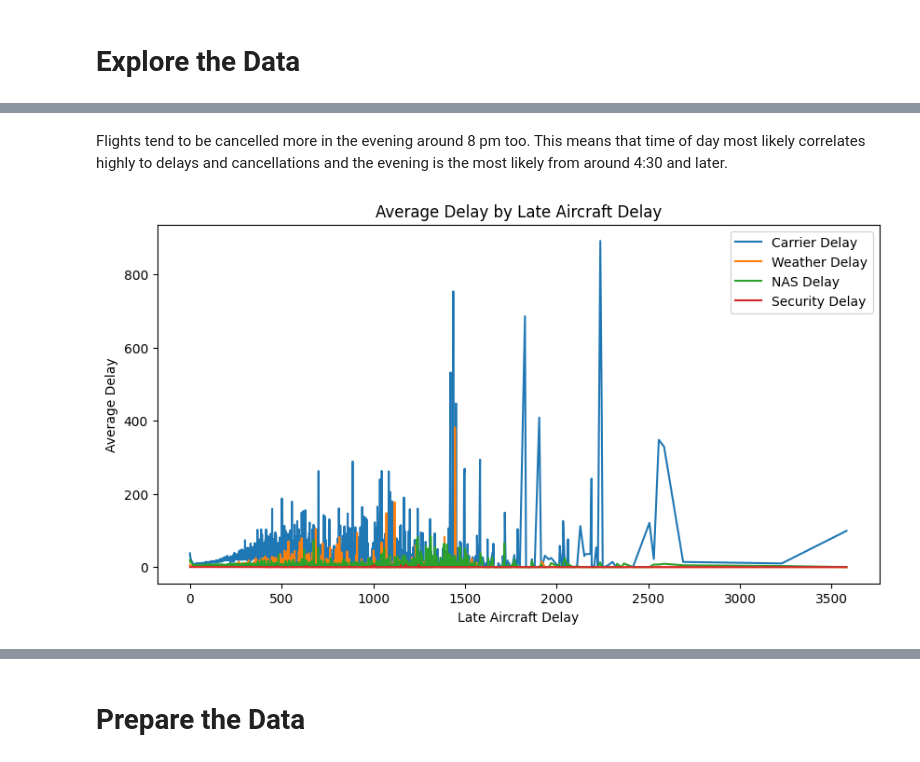
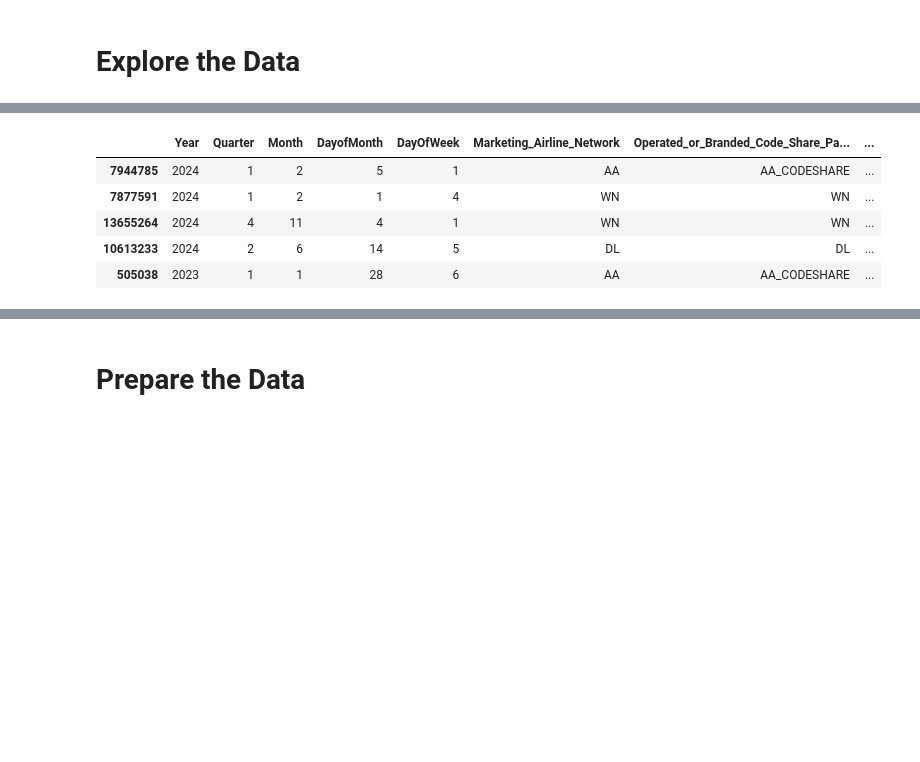
Before and after one commit to Dbad0210/NeuralProject1, a Jupyter notebook: Delayed.ipynb, the cells around one changed output, grey strips where cells are left out. Drawn from its saved outputs; the diff is of its cells as text; code cells hidden in the pictures; blank space fills up the shorter version.

```diff
--- a/Delayed.ipynb
+++ b/Delayed.ipynb
@@ -532,16 +308,11 @@ plt.show()
-# %% [markdown]
-Flights tend to be cancelled more in the evening around 8 pm too. This means that time of day most likely correlates highly to delays and cancellations and the evening is the most likely from around 4:30 and later.
-# %%
-#Graph is late planes cause other delays
-plt.figure(figsize=(10, 5))
-data.groupby('LateAircraftDelay')['CarrierDelay'].mean().plot()
-data.groupby('LateAircraftDelay')['WeatherDelay'].mean().plot()
-data.groupby('LateAircraftDelay')['NASDelay'].mean().plot()
-data.groupby('LateAircraftDelay')['SecurityDelay'].mean().plot()
-plt.title('Average Delay by Late Aircraft Delay')
-plt.xlabel('Late Aircraft Delay')
-plt.ylabel('Average Delay')
-plt.legend(['Carrier Delay', 'Weather Delay', 'NAS Delay', 'Security Delay'])
-plt.show()
-# %% [output]
-[figure, removed]
+# %%
+#Show all columns
+pd.set_option('display.max_columns', None)
+data.head()
+# %% [output]
+|  | Year | Quarter | Month | DayofMonth | DayOfWeek | Marketing_Airline_Network | Operated_or_Branded_Code_Share_Pa... | ... |
+| 7944785 | 2024 | 1 | 2 | 5 | 1 | AA | AA_CODESHARE | ... |
+| 7877591 | 2024 | 1 | 2 | 1 | 4 | WN | WN | ... |
+| 13655264 | 2024 | 4 | 11 | 4 | 1 | WN | WN | ... |
+| 10613233 | 2024 | 2 | 6 | 14 | 5 | DL | DL | ... |
+| 505038 | 2023 | 1 | 1 | 28 | 6 | AA | AA_CODESHARE | ... |
```
Also changed, not shown: parts of 62 cells of this notebook, 1 other file.
